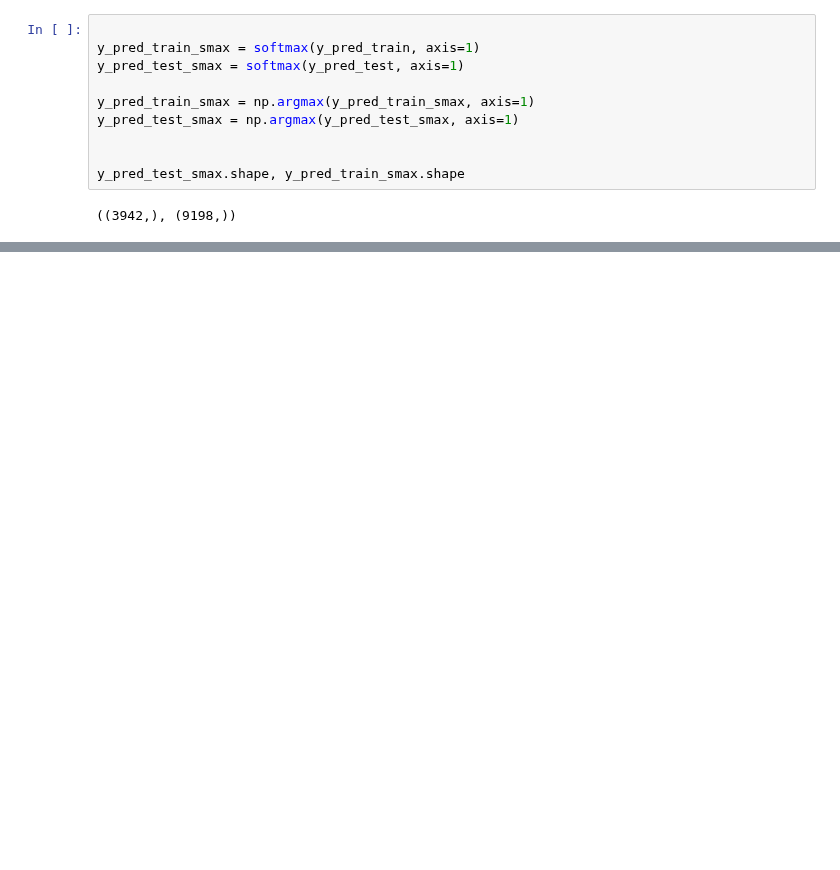
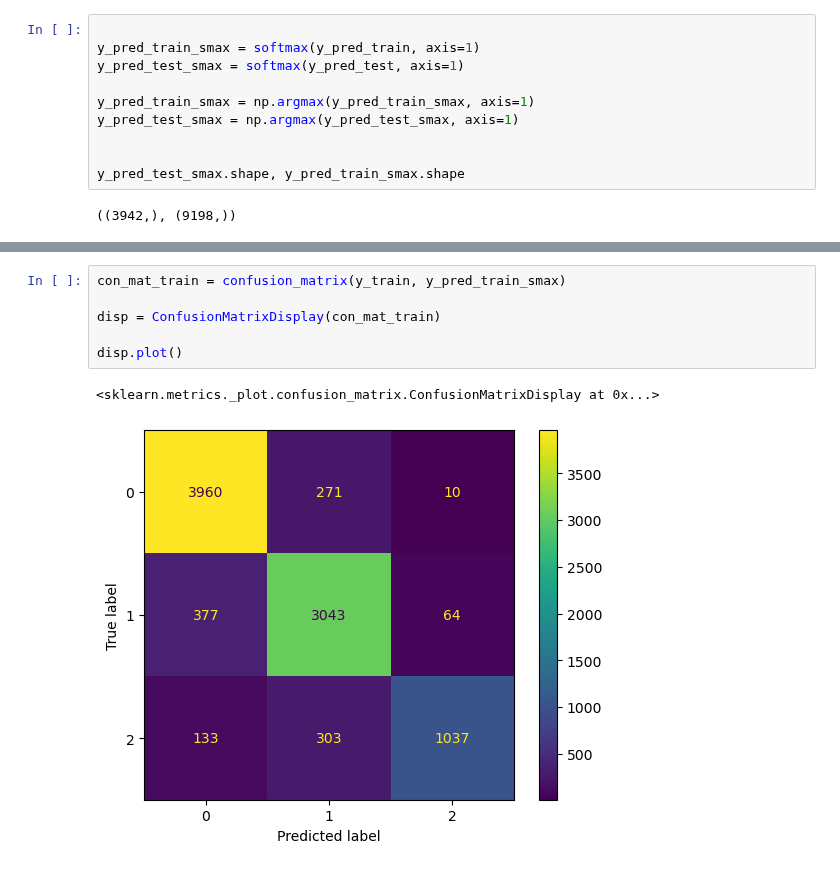
Before and after one commit to FaridRash/DATA-MINING-MACHINE-LEARNING-semester-2-, a Jupyter notebook: The Final Project/Notebooks/Farid/Farid_simple_linux.ipynb, the cells around one changed output, grey strips where cells are left out. Saved outputs shown, nothing was run; the diff lists cells and outputs as text; blank space fills up the shorter version.

```diff
--- a/The Final Project/Notebooks/Farid/Farid_simple_linux.ipynb
+++ b/The Final Project/Notebooks/Farid/Farid_simple_linux.ipynb
@@ -361,0 +404,9 @@ Acc Train: 0.9397695151119808 - Acc Test: 0.817351598173516 - Percision: 0.81735
+# %%
+con_mat_train = confusion_matrix(y_train, y_pred_train_smax)
+
+disp = ConfusionMatrixDisplay(con_mat_train)
+
+disp.plot()
+# %% [output]
+<sklearn.metrics._plot.confusion_matrix.ConfusionMatrixDisplay at 0x...>
+[figure, added]
```
Also changed, not shown: parts of 17 cells of this notebook.
